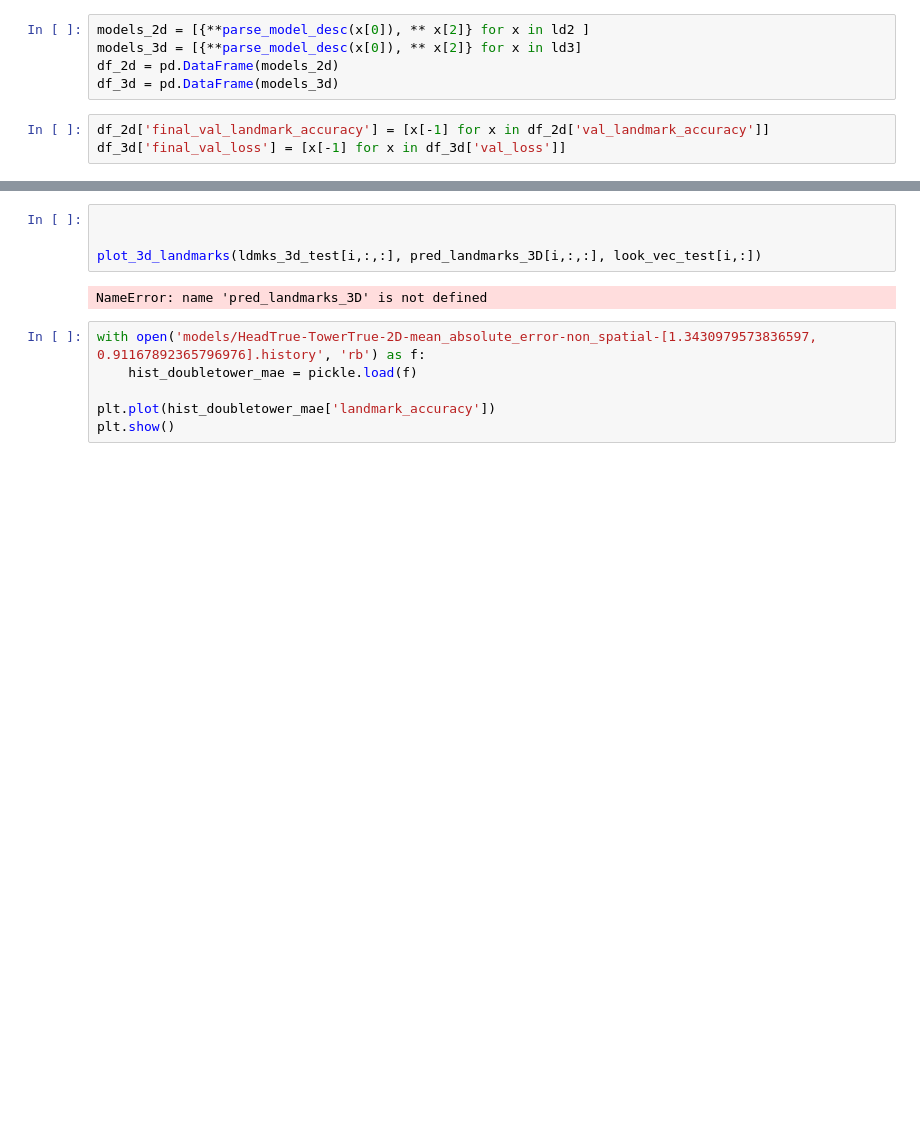
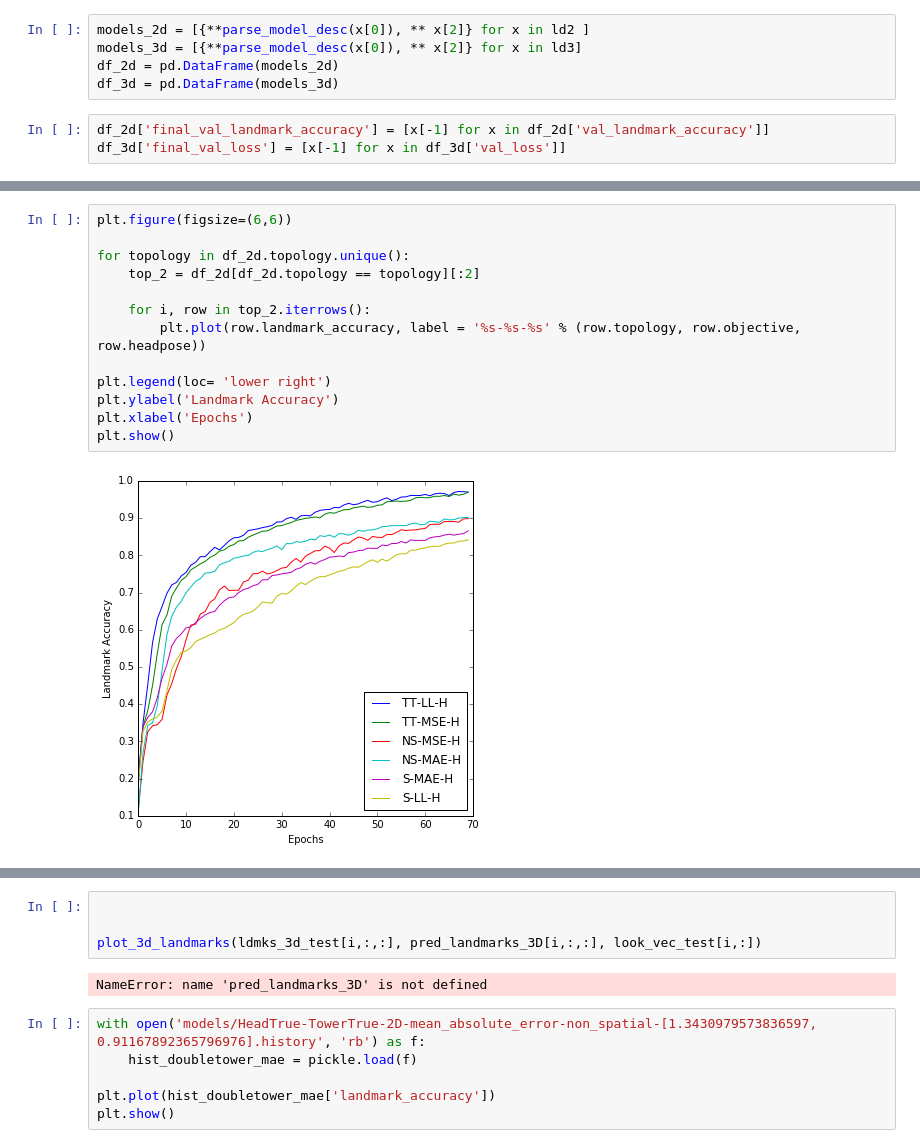
Before and after one commit to danakianfar/landmark_detection, a Jupyter notebook: evaluation.ipynb, the cells around one changed output, grey strips where cells are left out. Saved outputs shown, nothing was run; the diff lists cells and outputs as text; blank space fills up the shorter version.

Commit message:
plotting, evaluation, cnn

```diff
--- a/evaluation.ipynb
+++ b/evaluation.ipynb
@@ -166,0 +150,15 @@ df_2d
+# %%
+plt.figure(figsize=(6,6))
+
+for topology in df_2d.topology.unique():
+    top_2 = df_2d[df_2d.topology == topology][:2]
+
+    for i, row in top_2.iterrows():
+        plt.plot(row.landmark_accuracy, label = '%s-%s-%s' % (row.topology, row.objective, row.headpose))
+
+plt.legend(loc= 'lower right')
+plt.ylabel('Landmark Accuracy')
+plt.xlabel('Epochs')
+plt.show()
+# %% [output]
+[figure, added]
```
Also changed, not shown: parts of 12 cells of this notebook, 2 other files.
